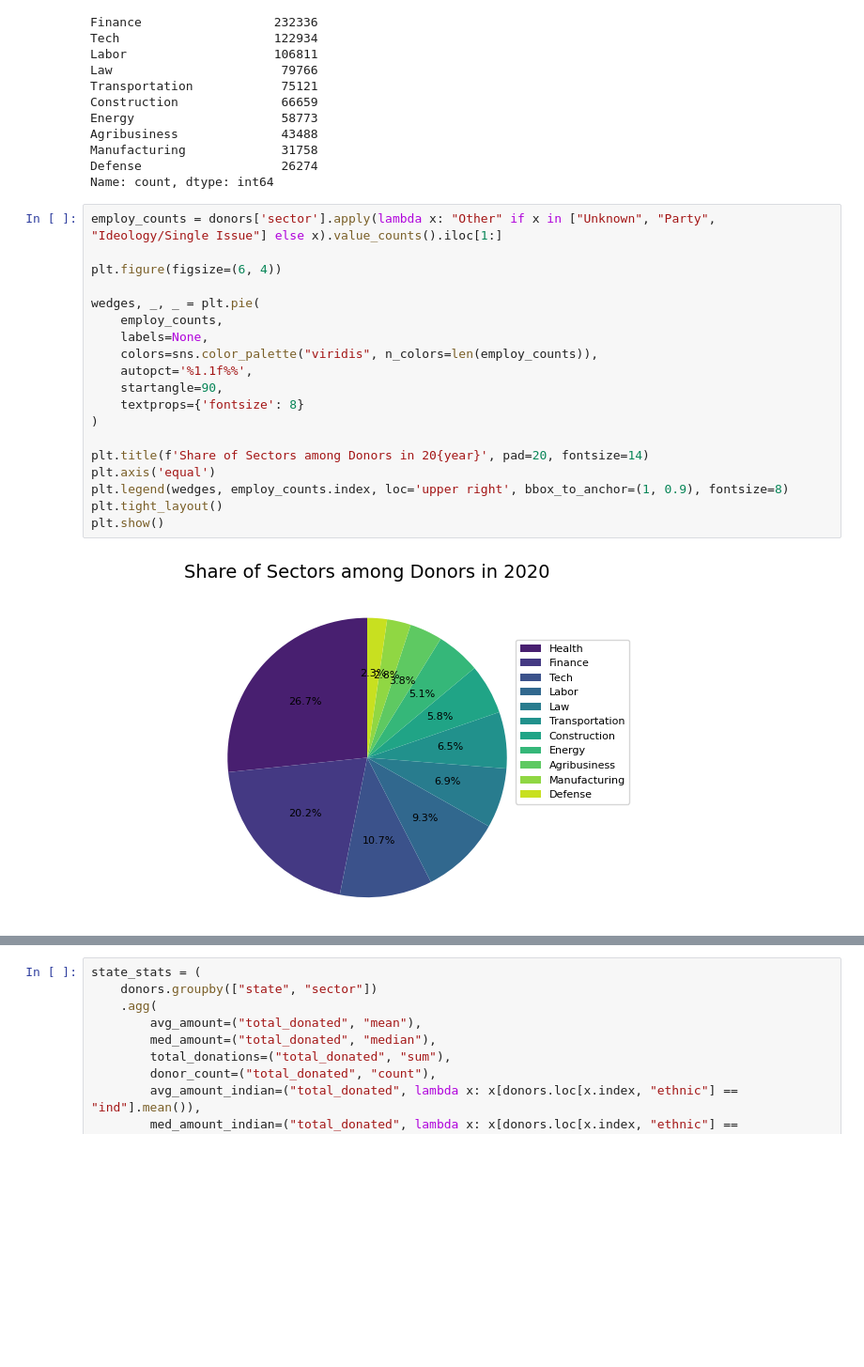
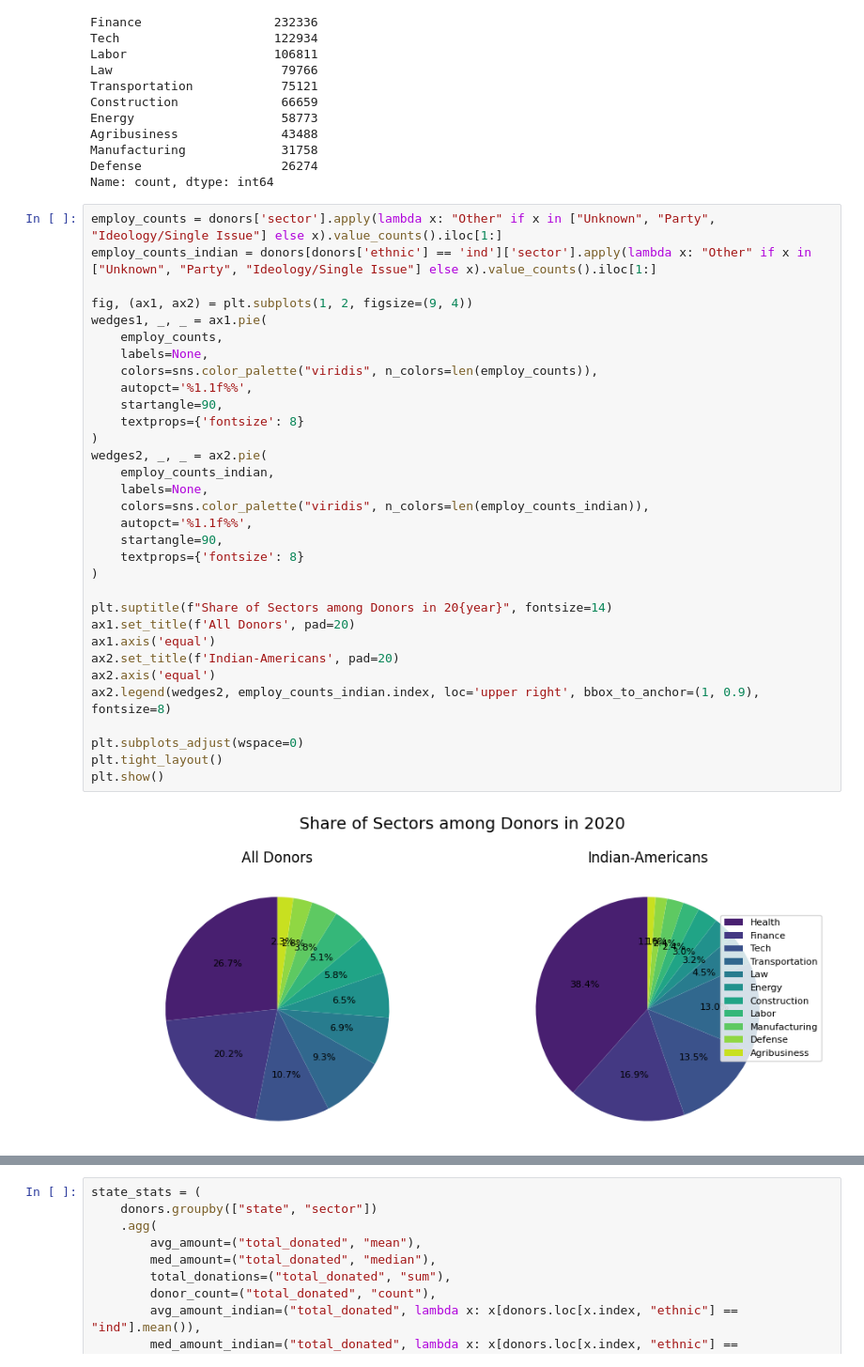
Before and after one commit to kkkarnav/indianamericancontributions, a Jupyter notebook: donors_employ.ipynb, the cells around one changed output, grey strips where cells are left out. Shown at 94% size. Saved outputs shown, nothing was run; the diff lists cells and outputs as text; blank space fills up the shorter version.

```diff
--- a/donors_employ.ipynb
+++ b/donors_employ.ipynb
@@ -171,22 +174,35 @@ Defense                   26274
 Name: count, dtype: int64
 # %%
 employ_counts = donors['sector'].apply(lambda x: "Other" if x in ["Unknown", "Party", "Ideology/Single Issue"] else x).value_counts().iloc[1:]
+employ_counts_indian = donors[donors['ethnic'] == 'ind']['sector'].apply(lambda x: "Other" if x in ["Unknown", "Party", "Ideology/Single Issue"] else x).value_counts().iloc[1:]
 
-plt.figure(figsize=(6, 4))
-
-wedges, _, _ = plt.pie(
+fig, (ax1, ax2) = plt.subplots(1, 2, figsize=(9, 4))
+wedges1, _, _ = ax1.pie(
     employ_counts,
     labels=None,
     colors=sns.color_palette("viridis", n_colors=len(employ_counts)),
     autopct='%1.1f%%',
     startangle=90,
     textprops={'fontsize': 8}
 )
+wedges2, _, _ = ax2.pie(
+    employ_counts_indian,
+    labels=None,
+    colors=sns.color_palette("viridis", n_colors=len(employ_counts_indian)),
+    autopct='%1.1f%%',
+    startangle=90,
+    textprops={'fontsize': 8}
+)
 
-plt.title(f'Share of Sectors among Donors in 20{year}', pad=20, fontsize=14)
-plt.axis('equal')
-plt.legend(wedges, employ_counts.index, loc='upper right', bbox_to_anchor=(1, 0.9), fontsize=8)
+plt.suptitle(f"Share of Sectors among Donors in 20{year}", fontsize=14)
+ax1.set_title(f'All Donors', pad=20)
+ax1.axis('equal')
+ax2.set_title(f'Indian-Americans', pad=20)
+ax2.axis('equal')
+ax2.legend(wedges2, employ_counts_indian.index, loc='upper right', bbox_to_anchor=(1, 0.9), fontsize=8)
+
+plt.subplots_adjust(wspace=0)
 plt.tight_layout()
 plt.show()
 # %% [output]
-[figure, old version]
+[figure, new version]
```
Also changed, not shown: parts of 22 cells of this notebook, 1 other file.
